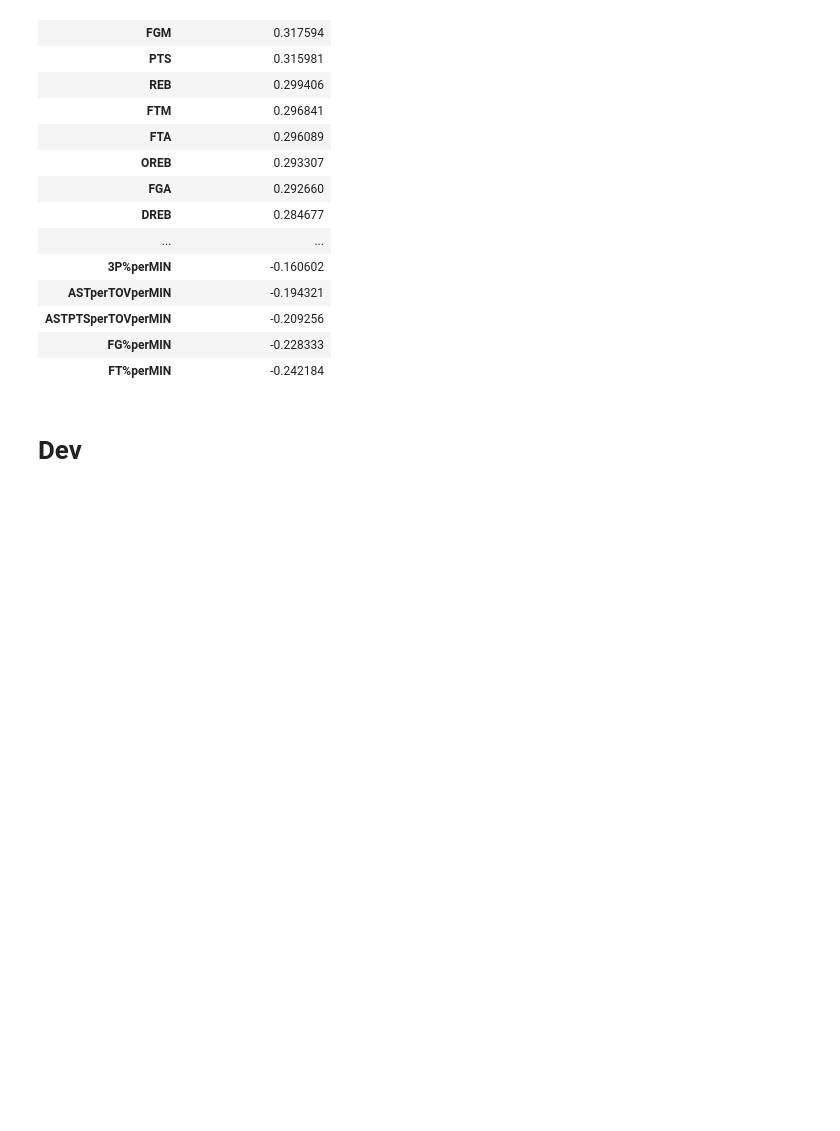
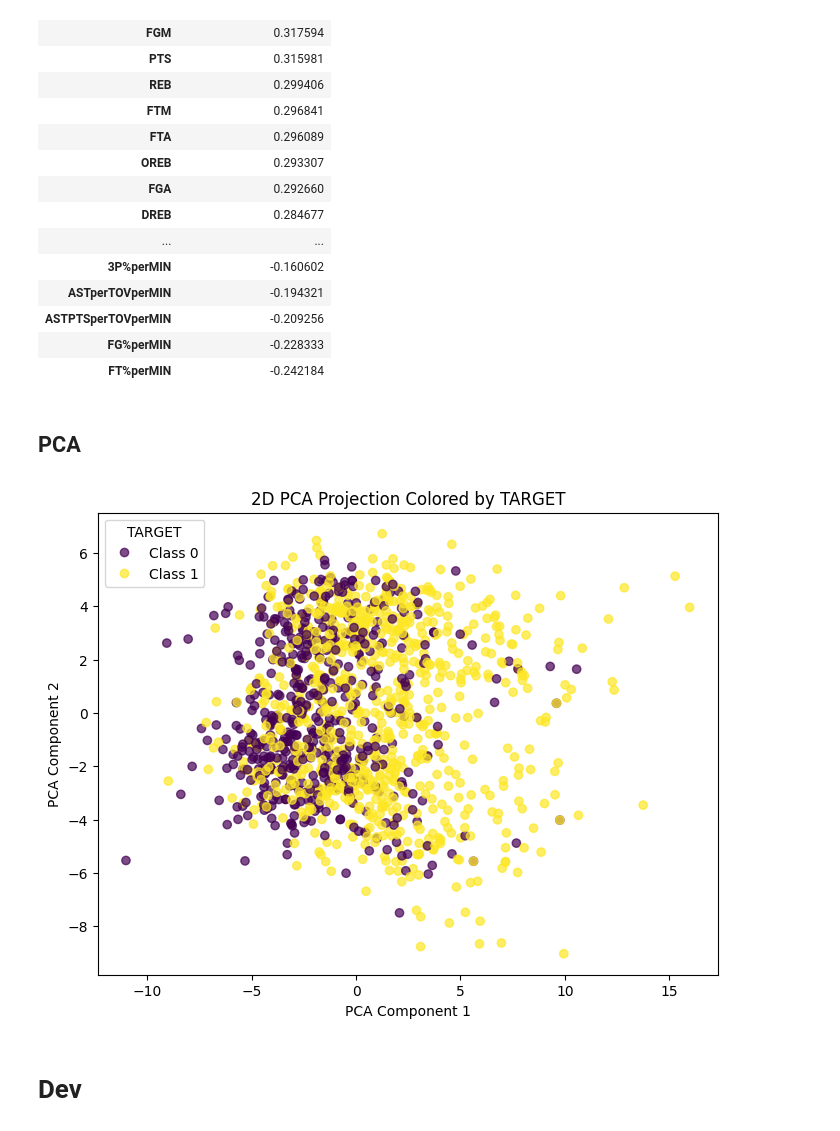
Before and after one commit to asttranar/NBA-MPDATA-technical_test, a Jupyter notebook: notebooks/exploration.ipynb, the cells around one changed output. Drawn from its saved outputs; the diff is of its cells as text; code cells hidden in the pictures; blank space fills up the shorter version.

```diff
--- a/notebooks/exploration.ipynb
+++ b/notebooks/exploration.ipynb
@@ -224,5 +227,43 @@ display(corr_table)
 | ASTPTSperTOVperMIN | -0.209256 |
 | FG%perMIN | -0.228333 |
 | FT%perMIN | -0.242184 |
+# %% [markdown]
+## PCA
+# %%
+X = df.drop(columns=["TARGET_5Yrs", "Name"], errors="ignore")   # remove non-numeric columns if needed
+y = df["TARGET_5Yrs"]
+
+# Keep only numeric columns for PCA
+X_numeric = X.select_dtypes(include="number")
+
+# Standardize features (VERY important for PCA)
+scaler = StandardScaler()
+X_scaled = scaler.fit_transform(X_numeric)
+
+# Compute PCA
+pca = PCA(n_components=2)
+X_pca = pca.fit_transform(X_scaled)
+
+# Plot PCA in 2D
+plt.figure(figsize=(8, 6))
+scatter = plt.scatter(
+    X_pca[:, 0],
+    X_pca[:, 1],
+    c=y,
+    cmap="viridis",
+    alpha=0.7
+)
+
+plt.xlabel("PCA Component 1")
+plt.ylabel("PCA Component 2")
+plt.title("2D PCA Projection Colored by TARGET")
+
+# Add legend
+handles, labels = scatter.legend_elements()
+plt.legend(handles, ["Class 0", "Class 1"], title="TARGET")
+
+plt.show()
+# %% [output]
+[figure, added]
 # %% [markdown]
 # Dev
```
Also changed, not shown: parts of 12 cells of this notebook.
